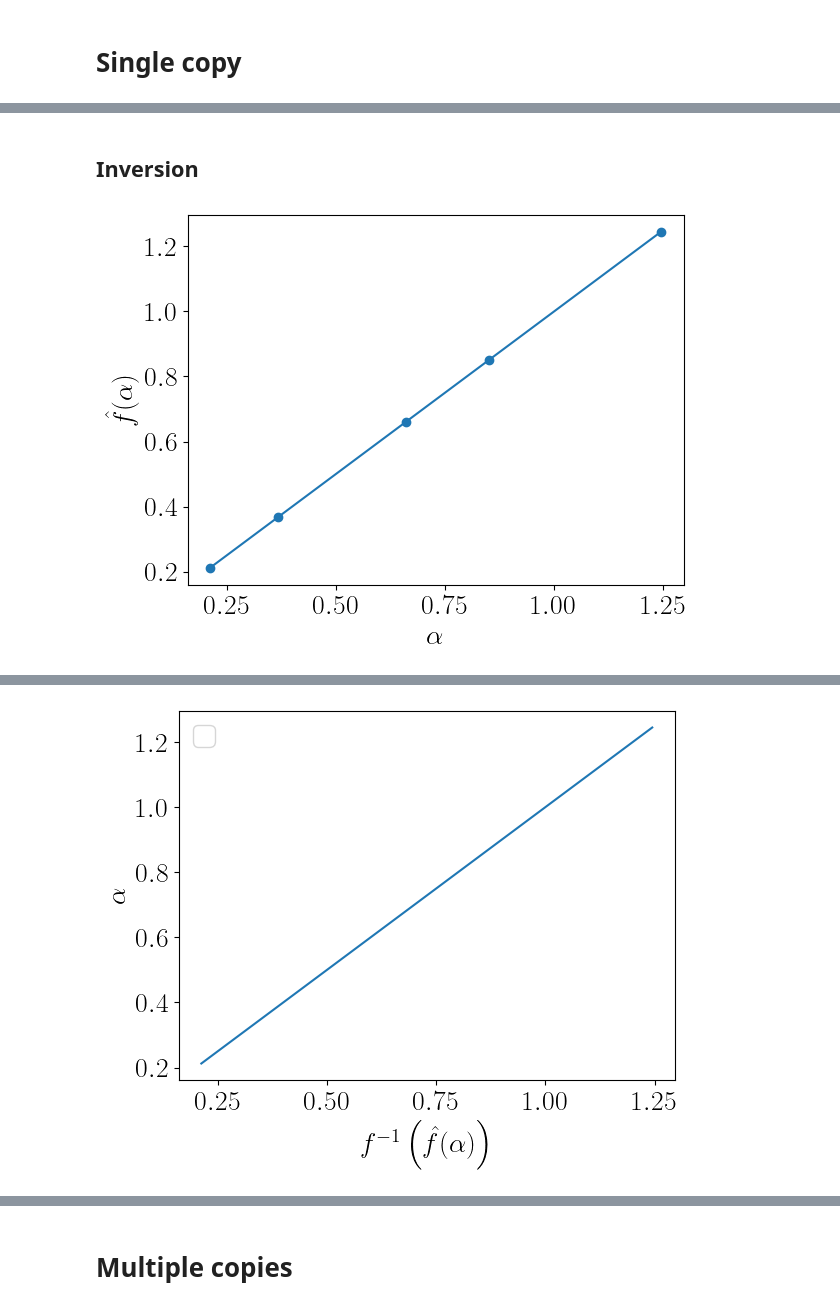
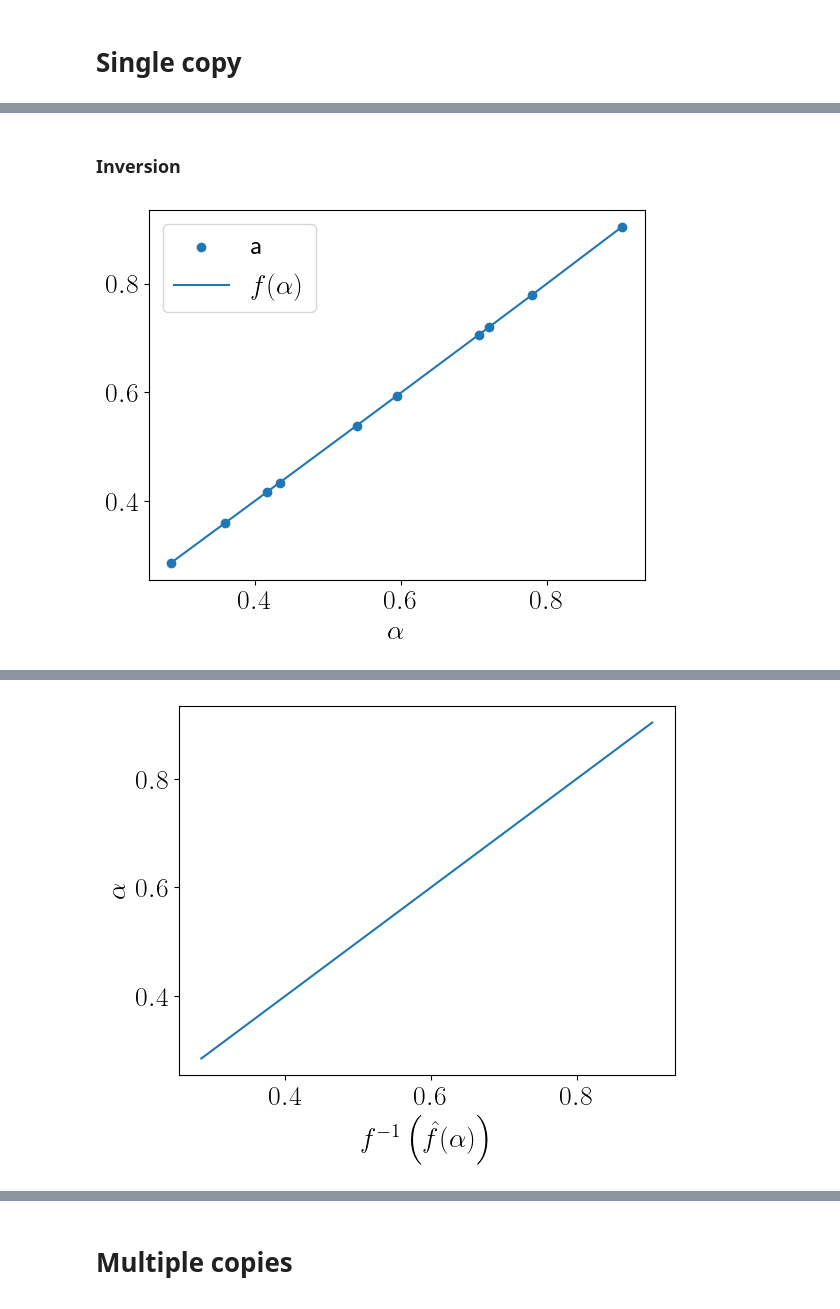
Before and after one commit to kardashin/quantum_regression, a Jupyter notebook: channels.ipynb, the cells around one changed output, grey strips where cells are left out. Drawn from its saved outputs; the diff is of its cells as text; code cells hidden in the pictures.

```diff
--- a/channels.ipynb
+++ b/channels.ipynb
@@ -71,0 +179,5 @@ def aux_info(channel_func, channel_pars, channel_args, dm_ini, pars, n_layers, n
+# %%
+channel_func = generalized_amplitude_damping_channel; channel_args = [0, 0]; channel_name = "ad"
+
+dm_ini_1 = eye(2)/2
+dm_ini_2 = (I + X)/2
@@ -72,7 +338,7 @@ def aux_info(channel_func, channel_pars, channel_args, dm_ini, pars, n_layers, n
 # %%
-# channel_func = generalized_amplitude_damping_channel; channel_args = [0, 0]; channel_name = "ad"
+channel_func = generalized_amplitude_damping_channel; channel_args = [0, 0]; channel_name = "ad"
 # channel_func = z_rot; channel_args = [0]; channel_name = "zrot"
-channel_func = depolarizing_channel; channel_args = []; channel_name = "depolarizing"
+# channel_func = depolarizing_channel; channel_args = []; channel_name = "depolarizing"
 
 # sv_ini = array(rand_ket(2))
 # dm_ini = outer(sv_ini, sv_ini.conj().T)
@@ -81,14 +347,14 @@ channel_func = depolarizing_channel; channel_args = []; channel_name = "depolari
 dm_ini = (eye(2) + X)/2
 # dm_ini = (eye(2) + Z)/2
 # %%
-a = 1e-3
-b = 4/3 - 1e-3
+a = 0. + 1e-2
+b = 1 - 1e-2
 
-# labels_train = linspace(a, b, 11)#[1:-1]
-labels_train = np.sort(uniform(a, b, 5))
+# labels_train = linspace(a, b, 10)#[1:-1]
+labels_train = np.sort(uniform(a, b, 10))
 dms_train = [channel_func(dm_ini, p, *channel_args) for p in labels_train]
 
-labels_test = linspace(a, b, 15)
+labels_test = linspace(a, b, 20)
 dms_test = [channel_func(dm_ini, p, *channel_args) for p in labels_test]
 
 plt.scatter(labels_train, labels_train)
@@ -105,15 +430,17 @@ n_layers = 1
 w_ls = 1
 w_var = 1e-4
 
-dp = 1e-5
+dp = 1e-2
 
-x0 = concatenate([uniform(0, 2*pi, (3*n_inp*n_copies - 1)*n_layers + 2*n_inp*n_copies), normal(0., 1, 2**n_meas)])
+# x0 = concatenate([uniform(0, 2*pi, (3*n_inp*n_copies - 1)*n_layers + 2*n_inp*n_copies), normal(0., 1, 2**n_meas)])
+# x0 = concatenate([uniform(0, 2*pi, (3*n_layers + 2)*n_inp*n_copies), normal(0., 1, 2**n_meas)])
+x0 = None
 
 fvals, result = train(dms_train, labels_train, n_layers, n_copies=n_copies, n_meas=n_meas, method=method,
-               w_ls=w_ls, w_var=w_var, x0=x0, options={})
+                      w_ls=w_ls, w_var=w_var, x0=x0, options={})
 pars = result.x
 
-expecs_train, expecs_der_train, disps_train, CFIs_train, QFIs_train = aux_info(channel_func, labels_train,
+expecs_train, expecs_der_train, disps_train, CFIs_train, QFIs_train, H = aux_info(channel_func, labels_train,
                                                                                channel_args, dm_ini, pars, n_layers,
                                                                                n_copies=n_copies, n_meas=n_meas, dp=dp)
 
@@ -185,28 +514,27 @@ Least squares: 1.5155243422385747e-05
 # %% [markdown]
-## Inversion
+### Inversion
 # %%
 m = 9
 f = np.poly1d(np.polyfit(labels_train, expecs_train, m))
 f_inv = np.poly1d(np.polyfit(expecs_train, labels_train, m))
 
-plt.scatter(labels_train, expecs_train, label=r"$\hat{\alpha}$")
-plt.plot(labels_train, f(labels_train))
+plt.scatter(labels_train, expecs_train, label=r"$\mathsf{a}$")
+plt.plot(labels_train, f(labels_train), label=r"$f(\alpha)$")
 plt.xlabel(r"$\alpha$")
-plt.ylabel(r"$\hat{f}(\alpha)$")
-# plt.legend()
+plt.legend()
 plt.show()
 
 plt.plot(f_inv(expecs_train), labels_train, label="")
 plt.xlabel(r"$f^{-1}\left(\hat{f}(\alpha)\right)$")
 plt.ylabel(r"$\alpha$")
-plt.legend()
+# plt.legend()
 plt.show()
 
 # plt.ylabel(r"$|\hat{\alpha} - \alpha|$")
-plt.scatter(labels_train, np.abs(labels_train - expecs_train),  label=r"$|\hat{f}(\alpha) - \alpha|$")
-plt.scatter(labels_train, np.abs(labels_train - f_inv(expecs_train)), label=r"$|f^{-1}(\hat{f}(\alpha)) - \alpha|$")
+plt.scatter(labels_train, np.abs(labels_train - expecs_train),  label=r"$|\alpha - \mathsf{a}|$")
+plt.scatter(labels_train, np.abs(labels_train - f_inv(expecs_train)), label=r"$|\alpha - f^{-1}(\mathsf{a})|$")
 plt.xlabel(r"$\alpha$")
 plt.legend()
 plt.show()
 # %% [output]
-[figure, old version]
+[figure, new version]
@@ -214 +541 @@ WARNING:matplotlib.legend:No artists with labels found to put in legend.  Note t
-[figure, old version]
+[figure, new version]
```
Also changed, not shown: parts of 38 cells of this notebook, 16 other files.
